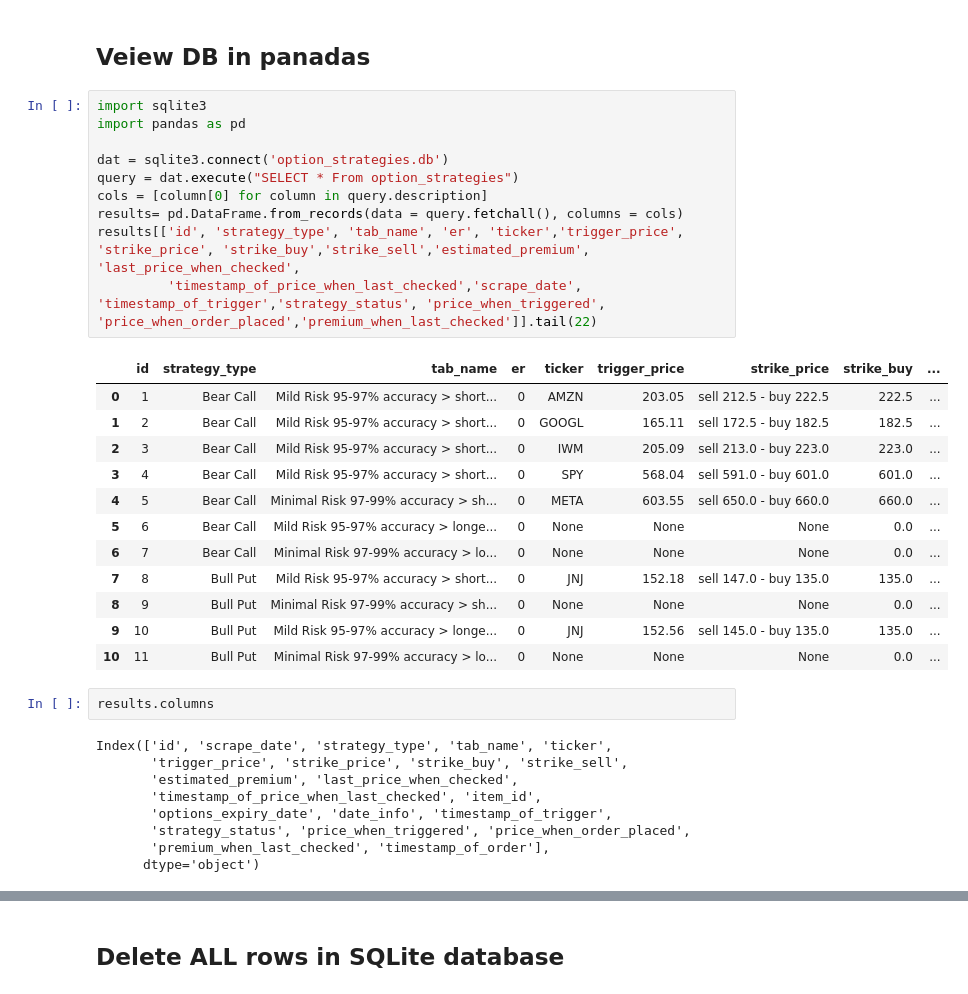
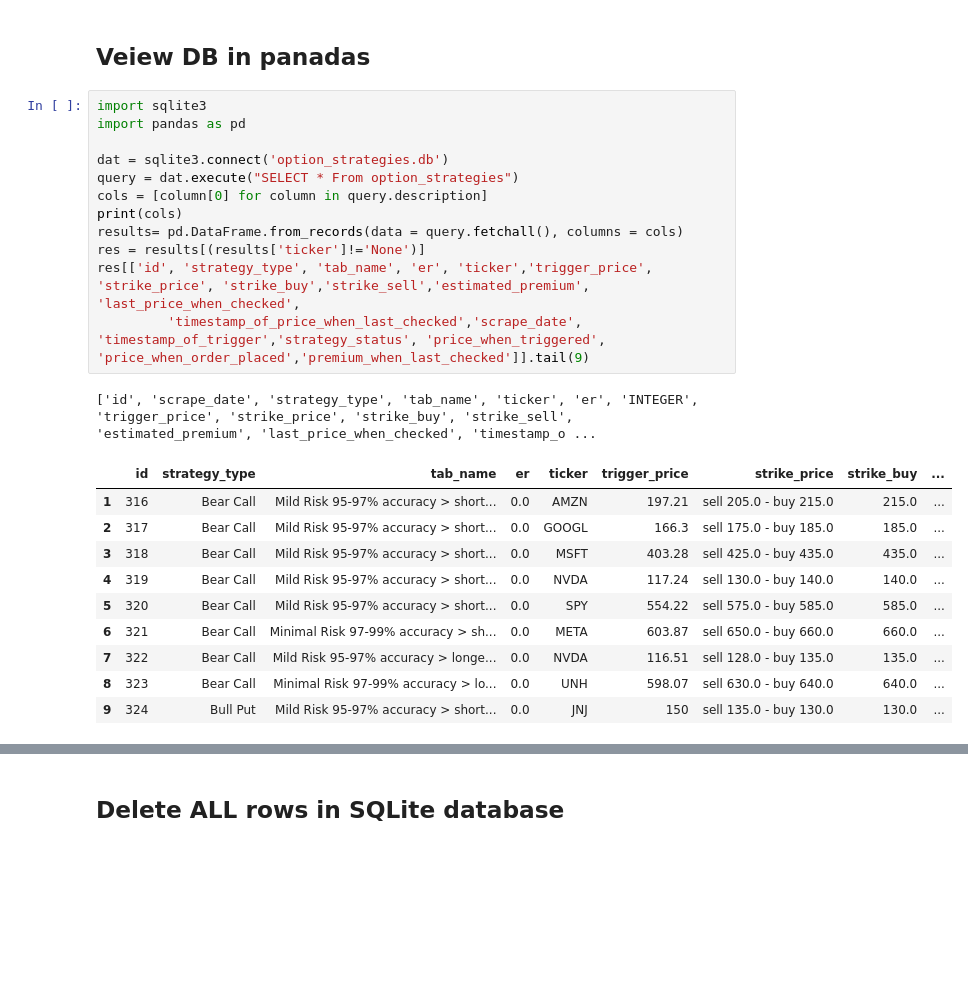
Before and after one commit to cd205/optcom, a Jupyter notebook: database/database_manual_utility_functions.ipynb, the cells around one changed output, grey strips where cells are left out. Saved outputs shown, nothing was run; the diff lists cells and outputs as text; blank space fills up the shorter version.

```diff
--- a/database/database_manual_utility_functions.ipynb
+++ b/database/database_manual_utility_functions.ipynb
@@ -3,34 +3,24 @@
 # %%
 import sqlite3
 import pandas as pd
 
 dat = sqlite3.connect('option_strategies.db')
 query = dat.execute("SELECT * From option_strategies")
 cols = [column[0] for column in query.description]
+print(cols)
 results= pd.DataFrame.from_records(data = query.fetchall(), columns = cols)
-results[['id', 'strategy_type', 'tab_name', 'er', 'ticker','trigger_price', 'strike_price', 'strike_buy','strike_sell','estimated_premium', 'last_price_when_checked',
-         'timestamp_of_price_when_last_checked','scrape_date', 'timestamp_of_trigger','strategy_status', 'price_when_triggered', 'price_when_order_placed','premium_when_last_checked']].tail(22)
+res = results[(results['ticker']!='None')]
+res[['id', 'strategy_type', 'tab_name', 'er', 'ticker','trigger_price', 'strike_price', 'strike_buy','strike_sell','estimated_premium', 'last_price_when_checked',
+         'timestamp_of_price_when_last_checked','scrape_date', 'timestamp_of_trigger','strategy_status', 'price_when_triggered', 'price_when_order_placed','premium_when_last_checked']].tail(9)
 # %% [output]
+['id', 'scrape_date', 'strategy_type', 'tab_name', 'ticker', 'er', 'INTEGER', 'trigger_price', 'strike_price', 'strike_buy', 'strike_sell', 'estimated_premium', 'last_price_when_checked', 'timestamp_o ...
 |  | id | strategy_type | tab_name | er | ticker | trigger_price | strike_price | strike_buy | ... |
-| 0 | 1 | Bear Call | Mild Risk 95-97% accuracy > short... | 0 | AMZN | 203.05 | sell 212.5 - buy 222.5 | 222.5 | ... |
-| 1 | 2 | Bear Call | Mild Risk 95-97% accuracy > short... | 0 | GOOGL | 165.11 | sell 172.5 - buy 182.5 | 182.5 | ... |
-| 2 | 3 | Bear Call | Mild Risk 95-97% accuracy > short... | 0 | IWM | 205.09 | sell 213.0 - buy 223.0 | 223.0 | ... |
-| 3 | 4 | Bear Call | Mild Risk 95-97% accuracy > short... | 0 | SPY | 568.04 | sell 591.0 - buy 601.0 | 601.0 | ... |
-| 4 | 5 | Bear Call | Minimal Risk 97-99% accuracy > sh... | 0 | META | 603.55 | sell 650.0 - buy 660.0 | 660.0 | ... |
-| 5 | 6 | Bear Call | Mild Risk 95-97% accuracy > longe... | 0 | None | None | None | 0.0 | ... |
-| 6 | 7 | Bear Call | Minimal Risk 97-99% accuracy > lo... | 0 | None | None | None | 0.0 | ... |
-| 7 | 8 | Bull Put | Mild Risk 95-97% accuracy > short... | 0 | JNJ | 152.18 | sell 147.0 - buy 135.0 | 135.0 | ... |
-| 8 | 9 | Bull Put | Minimal Risk 97-99% accuracy > sh... | 0 | None | None | None | 0.0 | ... |
-| 9 | 10 | Bull Put | Mild Risk 95-97% accuracy > longe... | 0 | JNJ | 152.56 | sell 145.0 - buy 135.0 | 135.0 | ... |
-| 10 | 11 | Bull Put | Minimal Risk 97-99% accuracy > lo... | 0 | None | None | None | 0.0 | ... |
+| 1 | 316 | Bear Call | Mild Risk 95-97% accuracy > short... | 0.0 | AMZN | 197.21 | sell 205.0 - buy 215.0 | 215.0 | ... |
+| 2 | 317 | Bear Call | Mild Risk 95-97% accuracy > short... | 0.0 | GOOGL | 166.3 | sell 175.0 - buy 185.0 | 185.0 | ... |
+| 3 | 318 | Bear Call | Mild Risk 95-97% accuracy > short... | 0.0 | MSFT | 403.28 | sell 425.0 - buy 435.0 | 435.0 | ... |
+| 4 | 319 | Bear Call | Mild Risk 95-97% accuracy > short... | 0.0 | NVDA | 117.24 | sell 130.0 - buy 140.0 | 140.0 | ... |
+| 5 | 320 | Bear Call | Mild Risk 95-97% accuracy > short... | 0.0 | SPY | 554.22 | sell 575.0 - buy 585.0 | 585.0 | ... |
+| 6 | 321 | Bear Call | Minimal Risk 97-99% accuracy > sh... | 0.0 | META | 603.87 | sell 650.0 - buy 660.0 | 660.0 | ... |
+| 7 | 322 | Bear Call | Mild Risk 95-97% accuracy > longe... | 0.0 | NVDA | 116.51 | sell 128.0 - buy 135.0 | 135.0 | ... |
+| 8 | 323 | Bear Call | Minimal Risk 97-99% accuracy > lo... | 0.0 | UNH | 598.07 | sell 630.0 - buy 640.0 | 640.0 | ... |
+| 9 | 324 | Bull Put | Mild Risk 95-97% accuracy > short... | 0.0 | JNJ | 150 | sell 135.0 - buy 130.0 | 130.0 | ... |
-# %%
-results.columns
-# %% [output]
-Index(['id', 'scrape_date', 'strategy_type', 'tab_name', 'ticker',
-       'trigger_price', 'strike_price', 'strike_buy', 'strike_sell',
-       'estimated_premium', 'last_price_when_checked',
-       'timestamp_of_price_when_last_checked', 'item_id',
-       'options_expiry_date', 'date_info', 'timestamp_of_trigger',
-       'strategy_status', 'price_when_triggered', 'price_when_order_placed',
-       'premium_when_last_checked', 'timestamp_of_order'],
-      dtype='object')
```
Also changed, not shown: parts of 16 cells of this notebook, 9 other files.
